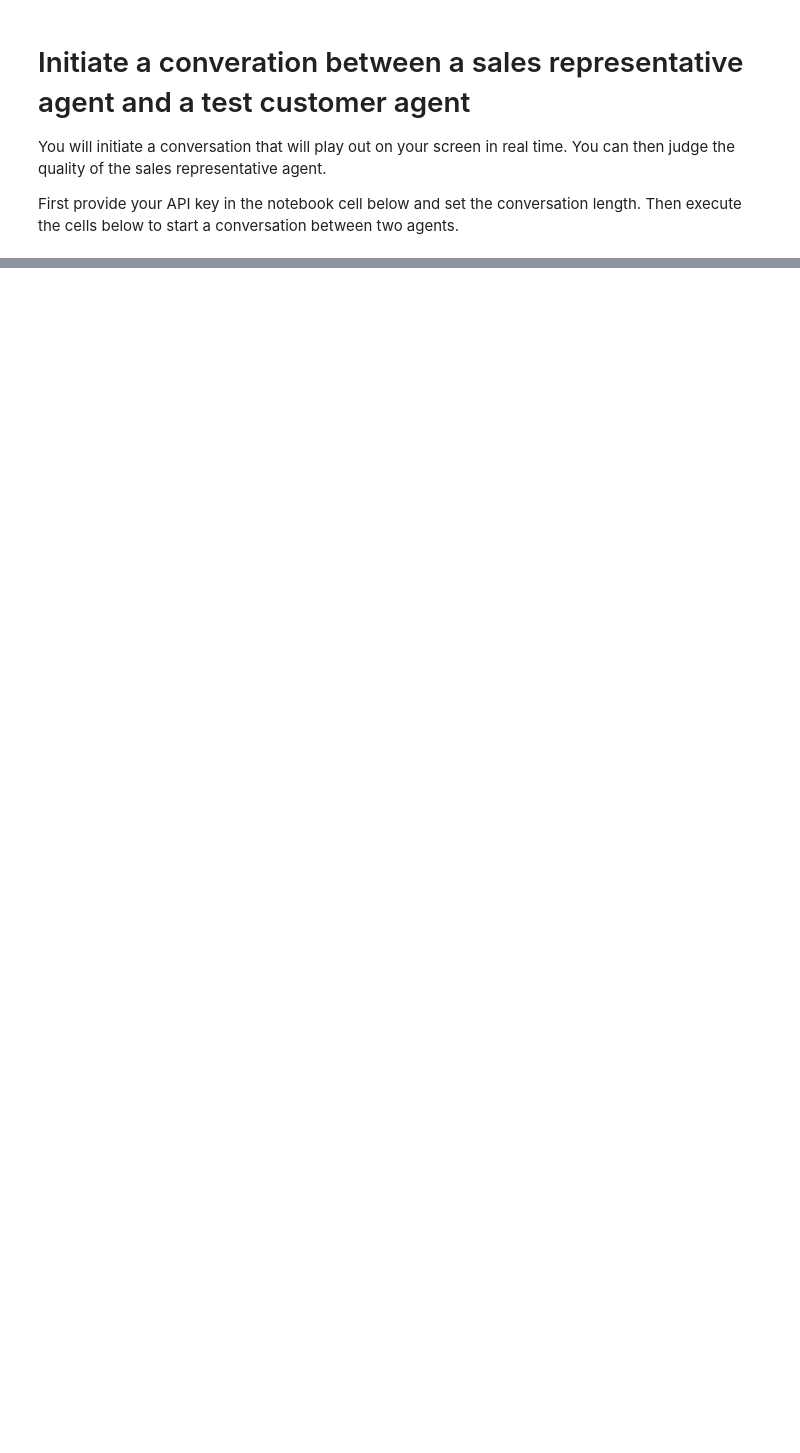
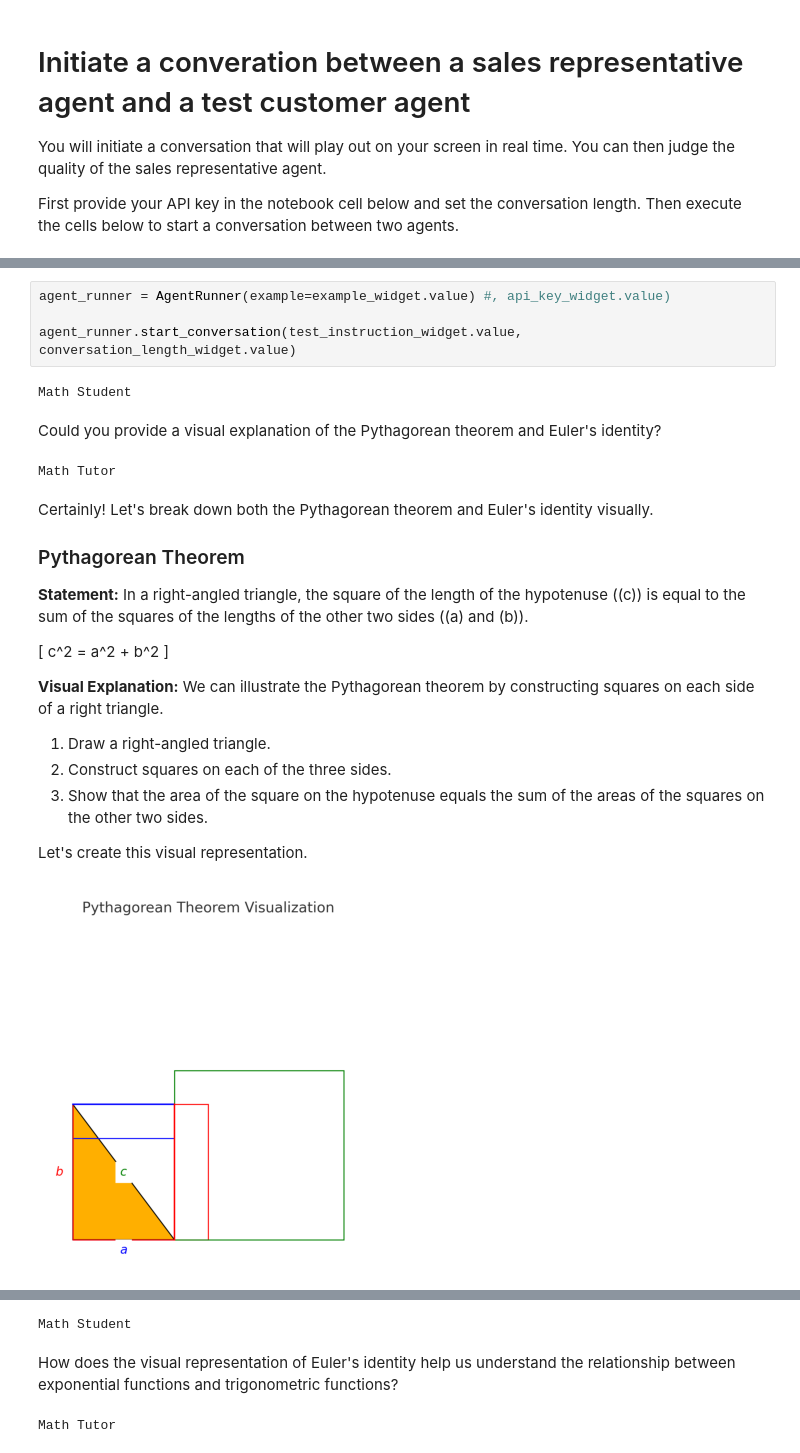
Before and after one commit to patrickfrank1/ti8m-workshop-hslu-agents, a Jupyter notebook: initiate_agent_conversation.ipynb, the cells around one changed output, grey strips where cells are left out. Cells and saved outputs as stored; diff of their text form; blank space fills up the shorter version.

```diff
--- a/initiate_agent_conversation.ipynb
+++ b/initiate_agent_conversation.ipynb
@@ -71,0 +26,26 @@ No, that's all for now. Thank you for the explanation and the visuals!
+# %%
+agent_runner = AgentRunner(example=example_widget.value) #, api_key_widget.value)
+
+agent_runner.start_conversation(test_instruction_widget.value, conversation_length_widget.value)
+# %% [output]
+Math Student
+Could you provide a visual explanation of the Pythagorean theorem and Euler's identity?
+Math Tutor
+Certainly! Let's break down both the Pythagorean theorem and Euler's identity visually.
+
+### Pythagorean Theorem
+
+**Statement:** In a right-angled triangle, the square of the length of the hypotenuse (\(c\)) is equal to the sum of the squares of the lengths of the other two sides (\(a\) and \(b\)).
+
+\[
+c^2 = a^2 + b^2
+\]
+
+**Visual Explanation:** We can illustrate the Pythagorean theorem by constructing squares on each side of a right triangle.
+
+1. Draw a right-angled triangle.
+2. Construct squares on each of the three sides.
+3. Show that the area of the square on the hypotenuse equals the sum of the areas of the squares on the other two sides.
+
+Let's create this visual representation.
+[figure, added]
@@ -71,0 +86,3 @@ No, that's all for now. Thank you for the explanation and the visuals!
+Math Student
+How does the visual representation of Euler's identity help us understand the relationship between exponential functions and trigonometric functions?
+Math Tutor
```
Also changed, not shown: parts of 6 cells of this notebook, 2 other files.
